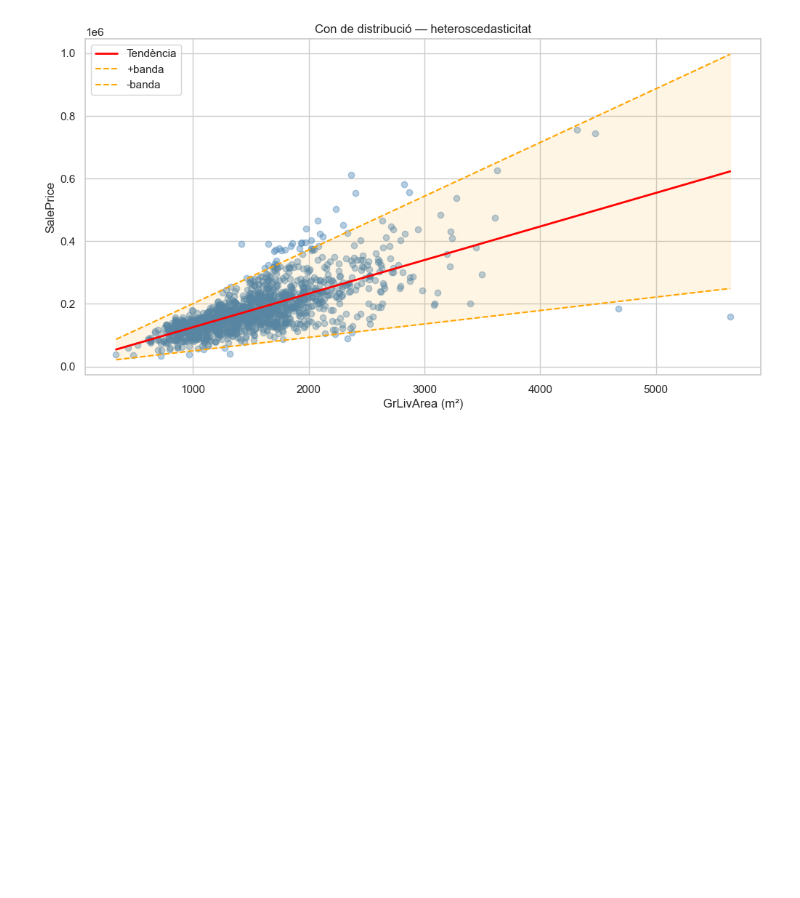
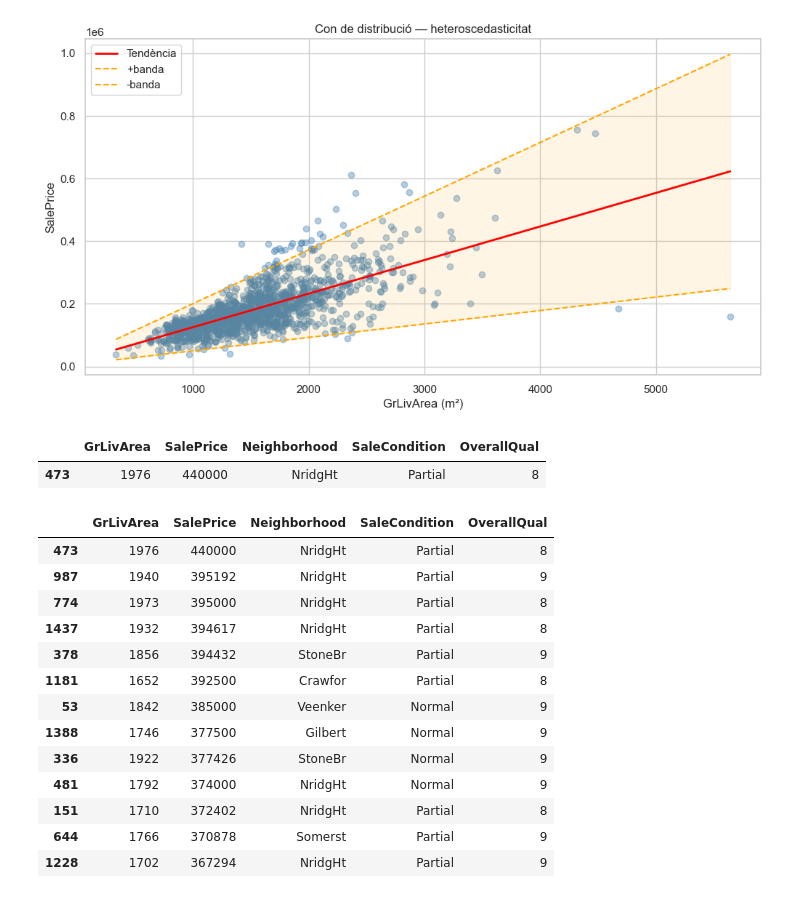
Before and after one commit to Carontsubs/kaggle-house-prices, a Jupyter notebook: notebooks/01_EDA.ipynb, the cells around one changed output. Cells and saved outputs as stored; diff of their text form; code cells hidden in the pictures; blank space fills up the shorter version.

```diff
--- a/notebooks/01_EDA.ipynb
+++ b/notebooks/01_EDA.ipynb
@@ -332,3 +332,31 @@ plt.legend()
 plt.show()
 # %% [output]
 [figure]
+# %%
+train[(train['GrLivArea'].between(1500, 2000)) &
+      (train['SalePrice'] > 400000)][['GrLivArea', 'SalePrice', 'Neighborhood', 'SaleCondition', 'OverallQual']]\
+.sort_values('SalePrice', ascending=False)
+# %% [output]
+|  | GrLivArea | SalePrice | Neighborhood | SaleCondition | OverallQual |
+| 473 | 1976 | 440000 | NridgHt | Partial | 8 |
+# %%
+import numpy as np
+
+train[(train['GrLivArea'].between(1500, 2000)) &
+      (np.log1p(train['SalePrice']) > 12.8)][['GrLivArea', 'SalePrice', 'Neighborhood', 'SaleCondition', 'OverallQual']]\
+.sort_values('SalePrice', ascending=False)
+# %% [output]
+|  | GrLivArea | SalePrice | Neighborhood | SaleCondition | OverallQual |
+| 473 | 1976 | 440000 | NridgHt | Partial | 8 |
+| 987 | 1940 | 395192 | NridgHt | Partial | 9 |
+| 774 | 1973 | 395000 | NridgHt | Partial | 8 |
+| 1437 | 1932 | 394617 | NridgHt | Partial | 8 |
+| 378 | 1856 | 394432 | StoneBr | Partial | 9 |
+| 1181 | 1652 | 392500 | Crawfor | Partial | 8 |
+| 53 | 1842 | 385000 | Veenker | Normal | 9 |
+| 1388 | 1746 | 377500 | Gilbert | Normal | 9 |
+| 336 | 1922 | 377426 | StoneBr | Normal | 9 |
+| 481 | 1792 | 374000 | NridgHt | Normal | 9 |
+| 151 | 1710 | 372402 | NridgHt | Partial | 8 |
+| 644 | 1766 | 370878 | Somerst | Partial | 9 |
+| 1228 | 1702 | 367294 | NridgHt | Partial | 9 |
```
Also changed, not shown: 1 other file.
